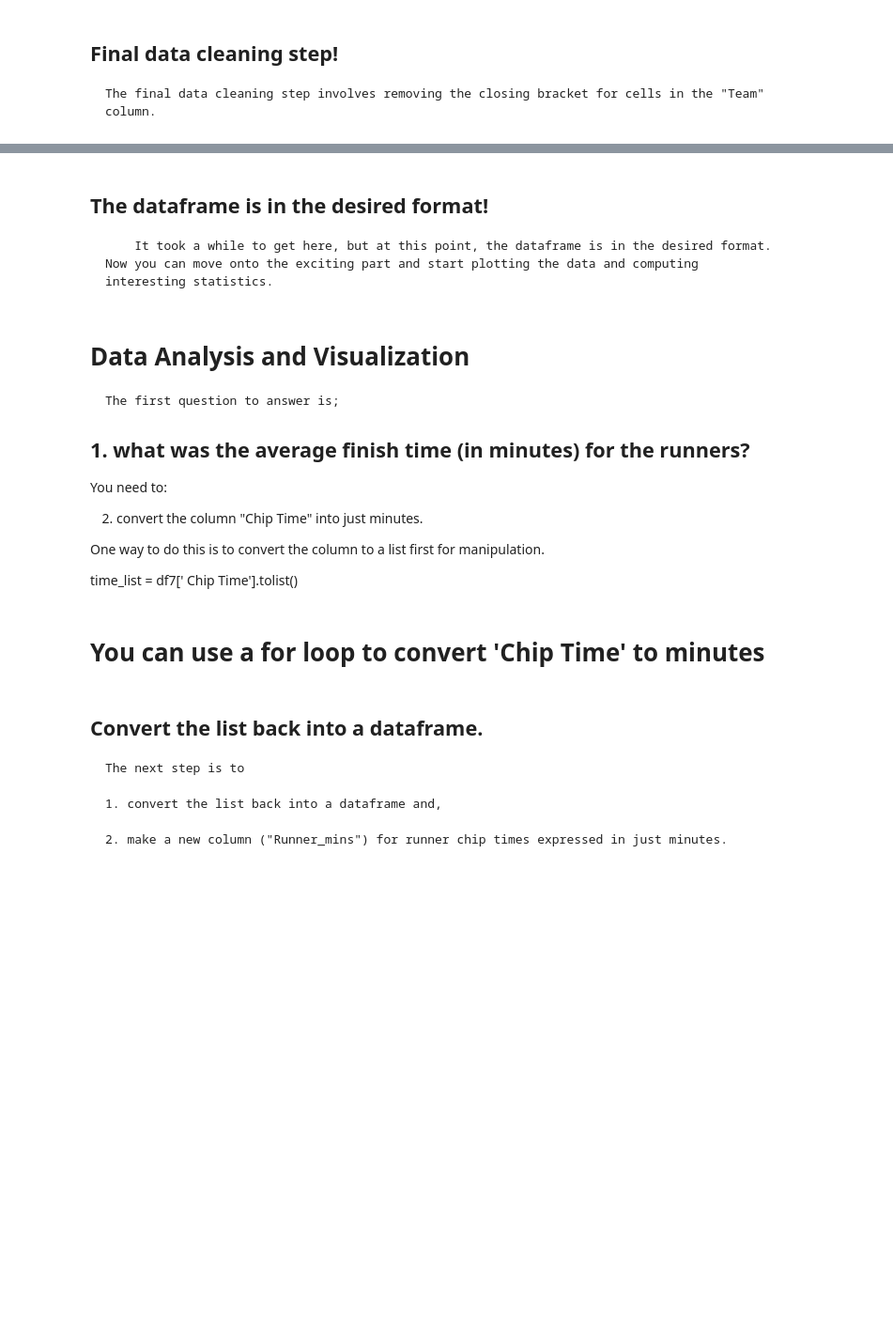
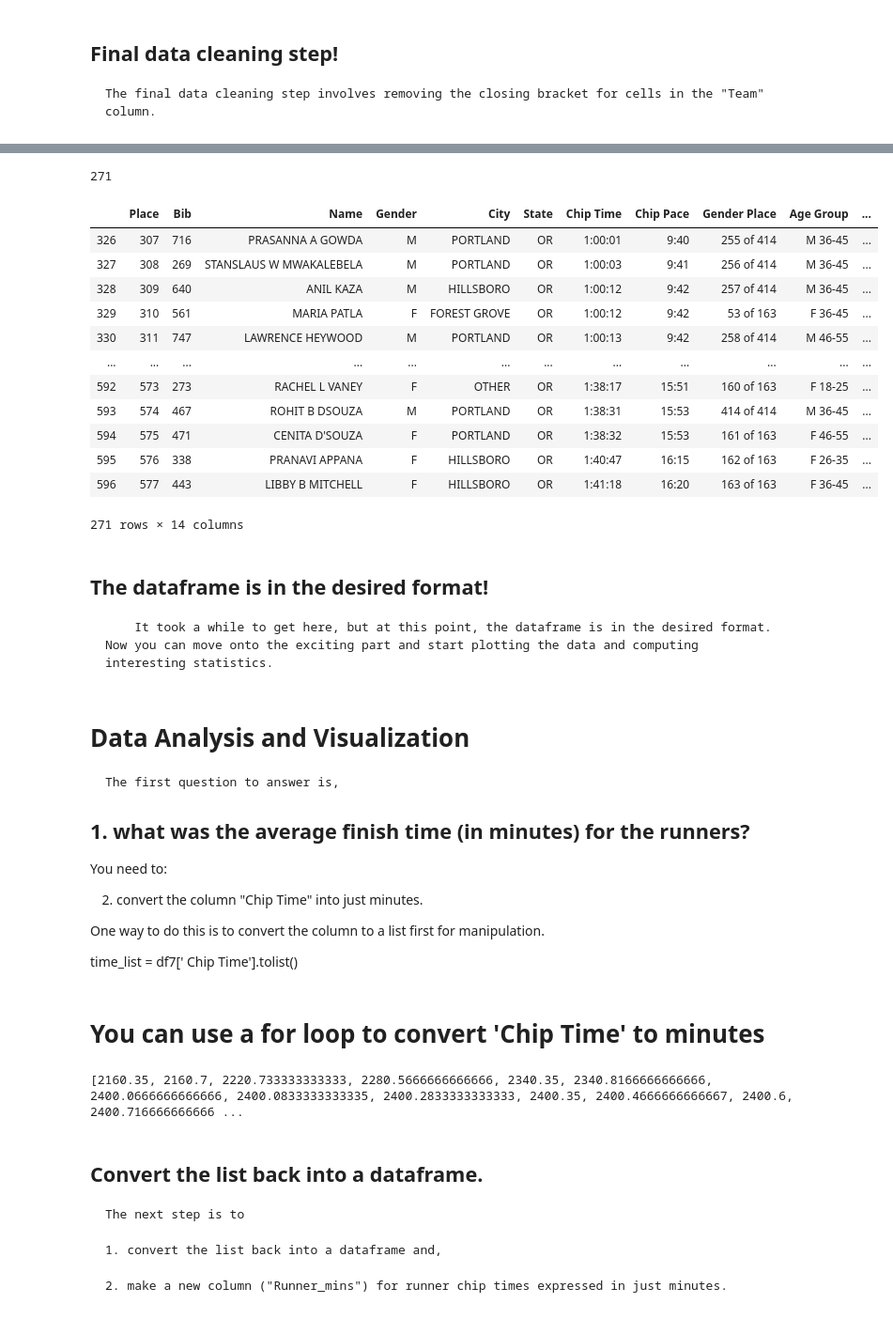
Before and after one commit to thediversecandidate/Webscraping, a Jupyter notebook: WebScraping.ipynb, the cells around one changed output, grey strips where cells are left out. Shown: that part at 94% size. Cells and saved outputs as stored; diff of their text form; code cells hidden in the pictures; blank space fills up the shorter version.

```diff
--- a/WebScraping.ipynb
+++ b/WebScraping.ipynb
@@ -390,3 +516,31 @@ df7.head()
+# %%
+#since the chip time is in minutes and hours, we have to know the row that turns to 1:00:00
+
+print(577-306)
+
+#using head()
+df7.head(306)
+# %% [output]
+271
+# %%
+#inorder to do a math on it we separate then in to dataframe because the first 306 rows are in minutes and the rest in hours
+df8 = df7.head(306)
+df9 = df7.tail(271)
+df9
+# %% [output]
+|  | Place | Bib | Name | Gender | City | State | Chip Time | Chip Pace | Gender Place | Age Group | ... |
+| 326 | 307 | 716 | PRASANNA A GOWDA | M | PORTLAND | OR | 1:00:01 | 9:40 | 255 of 414 | M 36-45 | ... |
+| 327 | 308 | 269 | STANSLAUS W MWAKALEBELA | M | PORTLAND | OR | 1:00:03 | 9:41 | 256 of 414 | M 36-45 | ... |
+| 328 | 309 | 640 | ANIL KAZA | M | HILLSBORO | OR | 1:00:12 | 9:42 | 257 of 414 | M 36-45 | ... |
+| 329 | 310 | 561 | MARIA PATLA | F | FOREST GROVE | OR | 1:00:12 | 9:42 | 53 of 163 | F 36-45 | ... |
+| 330 | 311 | 747 | LAWRENCE HEYWOOD | M | PORTLAND | OR | 1:00:13 | 9:42 | 258 of 414 | M 46-55 | ... |
+| ... | ... | ... | ... | ... | ... | ... | ... | ... | ... | ... | ... |
+| 592 | 573 | 273 | RACHEL L VANEY | F | OTHER | OR | 1:38:17 | 15:51 | 160 of 163 | F 18-25 | ... |
+| 593 | 574 | 467 | ROHIT B DSOUZA | M | PORTLAND | OR | 1:38:31 | 15:53 | 414 of 414 | M 36-45 | ... |
+| 594 | 575 | 471 | CENITA D'SOUZA | F | PORTLAND | OR | 1:38:32 | 15:53 | 161 of 163 | F 46-55 | ... |
+| 595 | 576 | 338 | PRANAVI APPANA | F | HILLSBORO | OR | 1:40:47 | 16:15 | 162 of 163 | F 26-35 | ... |
+| 596 | 577 | 443 | LIBBY B MITCHELL | F | HILLSBORO | OR | 1:41:18 | 16:20 | 163 of 163 | F 36-45 | ... |
+271 rows × 14 columns
 # %% [markdown]
 ## The dataframe is in the desired format!
 
@@ -394,7 +548,7 @@ df7.head()
 # %% [markdown]
 # Data Analysis and Visualization
 
-    The first question to answer is;
+    The first question to answer is,
 
    ## 1. what was the average finish time (in minutes) for the runners?
 
@@ -426,3 +566,36 @@ print(time_mins)
+# %%
+#converting the first 306 rows into list
+time_list8 = df8[' Chip Time'].tolist()
+#converting the rest rows into list
+time_list9 = df9[' Chip Time'].tolist()
+
+
+time_mins = []
+timetail =[]
+
+#converting the first list into a minutes and saving them
+for i in time_list8:
+
+    m, s  = i.split(':')
+
+    #this formula is to convert xx:xx into a minute only
+    math =  int(m) * 60 + int(s)/ 60
+
+    time_mins.append(math)
+
+#converting the second list in to minutes and saving them
+for i in time_list9:
+    h, m, s = i.split(':')
+
+    #this formula is to convert xx:xx:xx into a minute only
+    math = int(h) * 3600 + int(m) *60 + int(s)/60
+    timetail.append(math)
+
+#merging the two list
+time_mins.extend(timetail)
+print(time_mins)
+# %% [output]
+[2160.35, 2160.7, 2220.733333333333, 2280.5666666666666, 2340.35, 2340.8166666666666, 2400.0666666666666, 2400.0833333333335, 2400.2833333333333, 2400.35, 2400.4666666666667, 2400.6, 2400.716666666666 ...
 # %% [markdown]
 ## Convert the list back into a dataframe.
 
```
Also changed, not shown: parts of 33 cells of this notebook.
